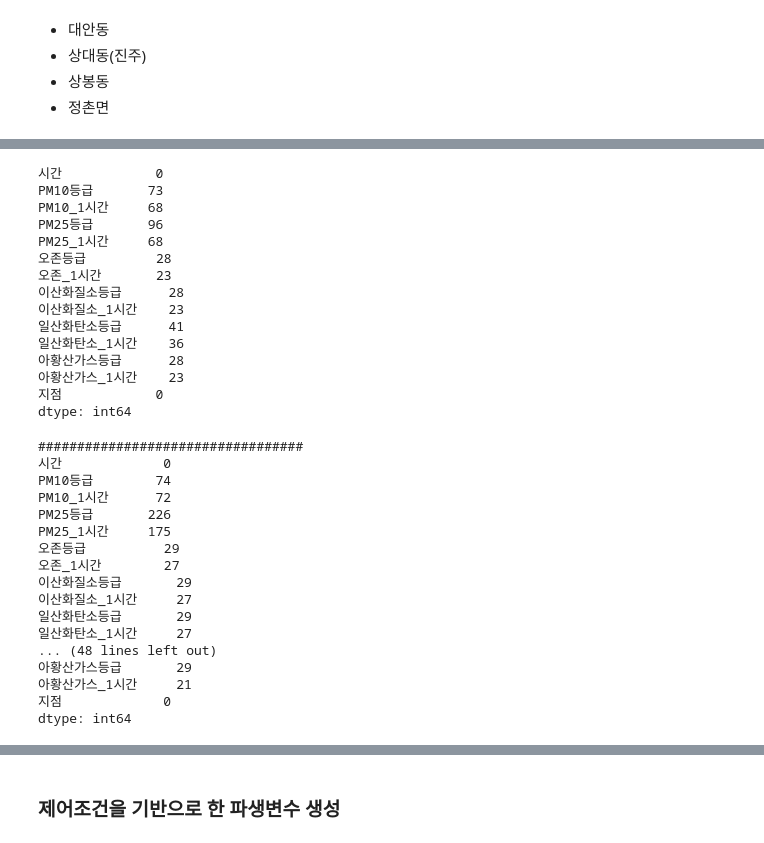
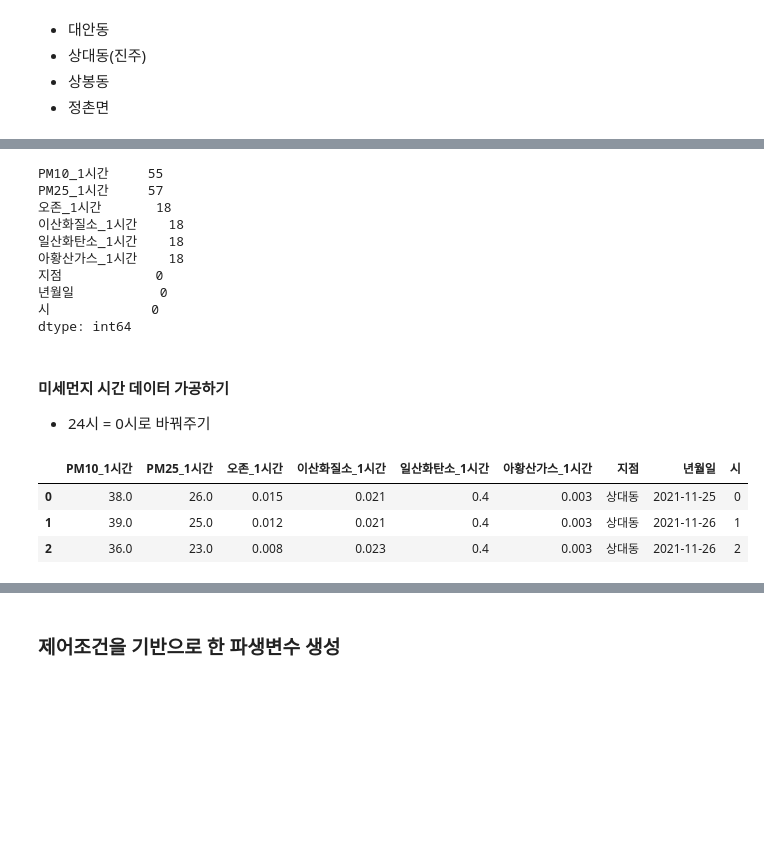
Before and after one commit to yxbxn/smart_farm, a Jupyter notebook: Code/추가변수 수집.ipynb, the cells around one changed output, grey strips where cells are left out. Saved outputs shown, nothing was run; the diff lists cells and outputs as text; code cells hidden in the pictures; blank space fills up the shorter version.

```diff
--- a/Code/추가변수 수집.ipynb
+++ b/Code/추가변수 수집.ipynb
@@ -395,40 +373,16 @@ data_정촌면 = get_미세먼지_결측치(data_정촌면)
 # %%
-data_산청읍.isnull().sum()
+data_상대동.isnull().sum()
 # %% [output]
-시간            0
-PM10등급       73
-PM10_1시간     68
-PM25등급       96
-PM25_1시간     68
-오존등급         28
-오존_1시간       23
-이산화질소등급      28
-이산화질소_1시간    23
-일산화탄소등급      41
-일산화탄소_1시간    36
-아황산가스등급      28
-아황산가스_1시간    23
+PM10_1시간     55
+PM25_1시간     57
+오존_1시간       18
+이산화질소_1시간    18
+일산화탄소_1시간    18
+아황산가스_1시간    18
 지점            0
+년월일           0
+시             0
 dtype: int64
-# %%
-for i in [data_대안동,data_상봉동,data_상대동,data_정촌면]:
-    print("##################################")
-    print(i.isnull().sum())
-# %% [output]
-##################################
-시간             0
-PM10등급        74
-PM10_1시간      72
-PM25등급       226
-PM25_1시간     175
-오존등급          29
-오존_1시간        27
-이산화질소등급       29
-이산화질소_1시간     27
-일산화탄소등급       29
-일산화탄소_1시간     27
-... (48 lines left out)
-아황산가스등급       29
-아황산가스_1시간     21
-지점             0
-dtype: int64
+# %% [markdown]
+#### 미세먼지 시간 데이터 가공하기
+- 24시 = 0시로 바꿔주기
@@ -434,0 +406,7 @@ dtype: int64
+# %%
+data_상대동.head(3)
+# %% [output]
+|  | PM10_1시간 | PM25_1시간 | 오존_1시간 | 이산화질소_1시간 | 일산화탄소_1시간 | 아황산가스_1시간 | 지점 | 년월일 | 시 |
+| 0 | 38.0 | 26.0 | 0.015 | 0.021 | 0.4 | 0.003 | 상대동 | 2021-11-25 | 0 |
+| 1 | 39.0 | 25.0 | 0.012 | 0.021 | 0.4 | 0.003 | 상대동 | 2021-11-26 | 1 |
+| 2 | 36.0 | 23.0 | 0.008 | 0.023 | 0.4 | 0.003 | 상대동 | 2021-11-26 | 2 |
```
Also changed, not shown: parts of 74 cells of this notebook.
